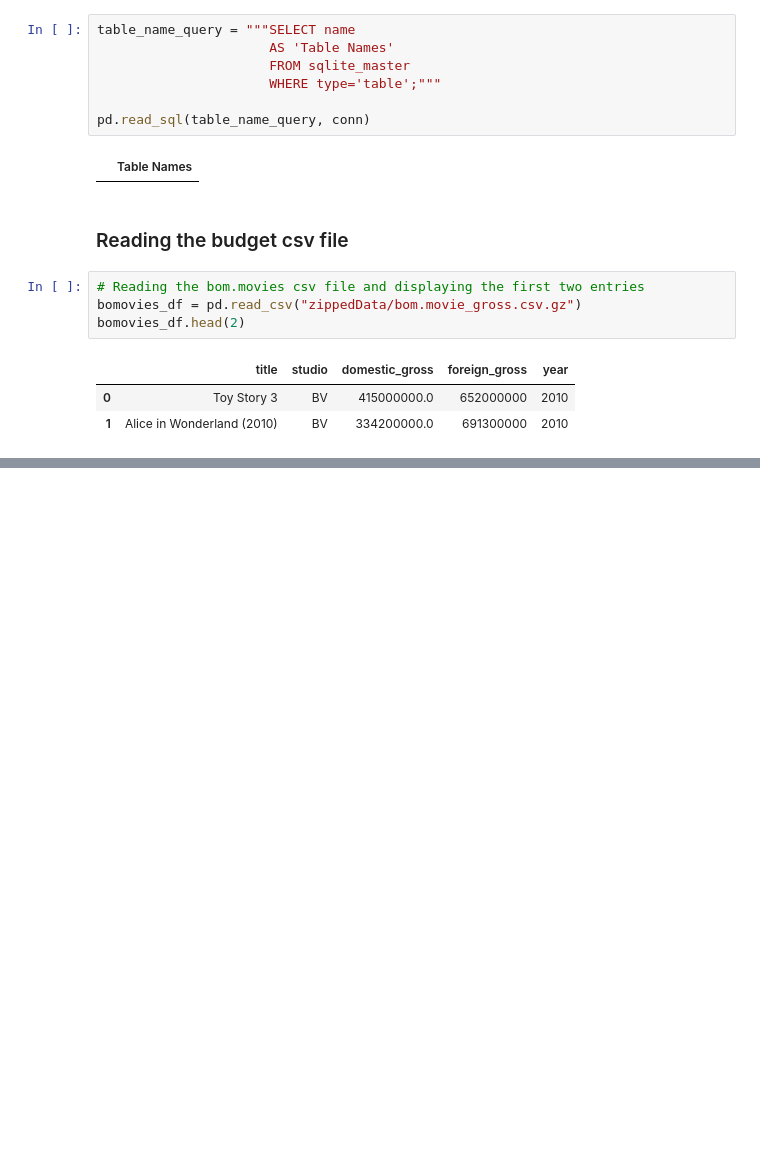
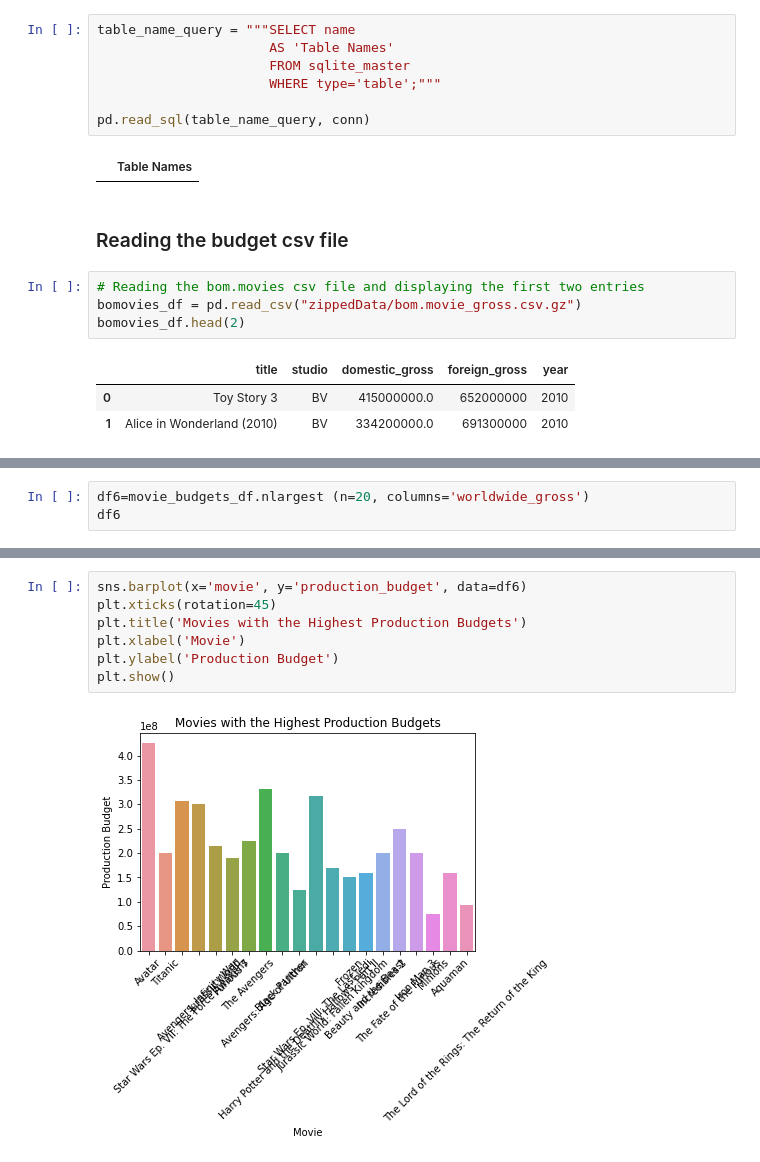
Before and after one commit to SarangeManono/dsc-phase-1-project-v2-4, a Jupyter notebook: student.ipynb, the cells around one changed output, grey strips where cells are left out. Drawn from its saved outputs; the diff is of its cells as text; blank space fills up the shorter version.

```diff
--- a/student.ipynb
+++ b/student.ipynb
@@ -92,0 +193,3 @@ ON movie_basics.movie_id = movie_ratings.movie_id
+# %%
+df6=movie_budgets_df.nlargest (n=20, columns='worldwide_gross')
+df6
@@ -92,0 +229,9 @@ ON movie_basics.movie_id = movie_ratings.movie_id
+# %%
+sns.barplot(x='movie', y='production_budget', data=df6)
+plt.xticks(rotation=45)
+plt.title('Movies with the Highest Production Budgets')
+plt.xlabel('Movie')
+plt.ylabel('Production Budget')
+plt.show()
+# %% [output]
+[figure, added]
```
Also changed, not shown: parts of 22 cells of this notebook.
